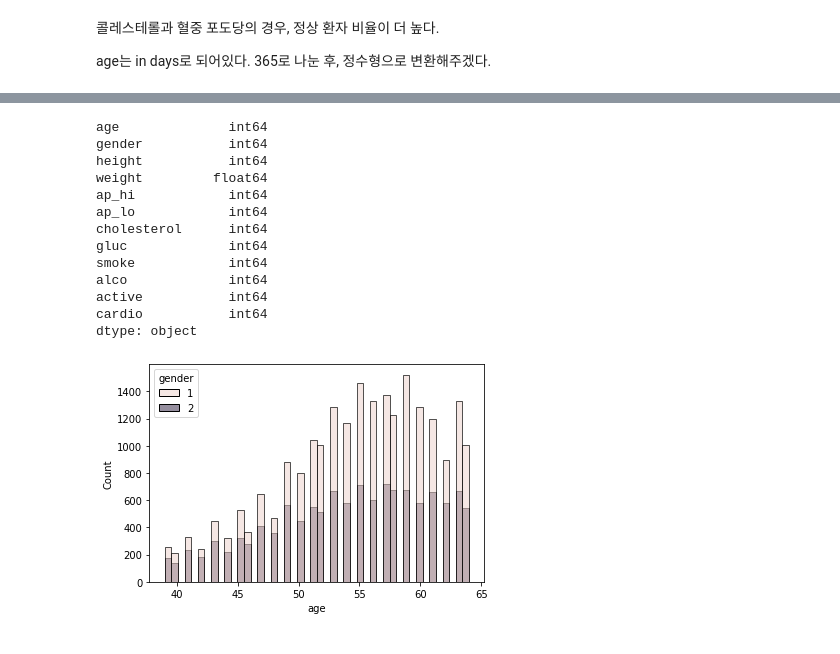
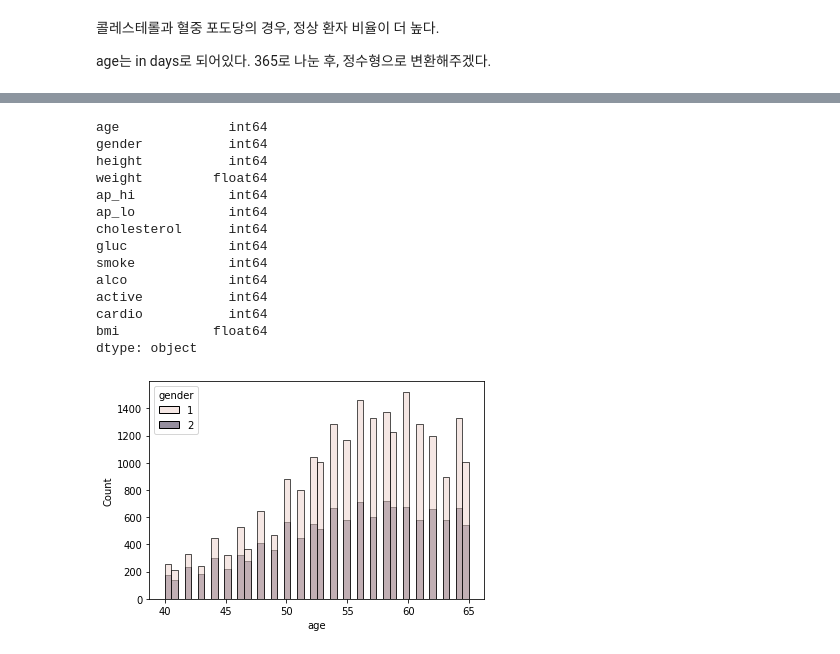
Before and after one commit to Team-Geuknak/CSAI_assignment, a Jupyter notebook: n214a_logistic_regression_ipynb의_사본의_사본.ipynb, the cells around one changed output, grey strips where cells are left out. Drawn from its saved outputs; the diff is of its cells as text; code cells hidden in the pictures.

```diff
--- a/n214a_logistic_regression_ipynb의_사본의_사본.ipynb
+++ b/n214a_logistic_regression_ipynb의_사본의_사본.ipynb
@@ -331,6 +353,3 @@ Name: gluc, dtype: float64
 콜레스테롤과 혈중 포도당의 경우, 정상 환자 비율이 더 높다.
 
 age는 in days로 되어있다. 365로 나눈 후, 정수형으로 변환해주겠다.
-# %%
-df['age']=(df['age']/365).astype(int) # 내림하는게맞을까 올림 하는게 맞을까?
-df
@@ -351,3 +356,8 @@ df
+# %%
+# feather engineering 나이 데이터 수정
+df['age']=(df['age']/365).astype(int) + 1
+# bmi지수 생성
+df["bmi"] = df["weight"]/ (df["height"]/100)**2
 # %%
 df.dtypes
 # %% [output]
@@ -363,10 +373,11 @@ smoke            int64
 alco             int64
 active           int64
 cardio           int64
+bmi            float64
 dtype: object
 # %%
 # 심혈관 질환이 있는 사람들만 보기
-cardio1 = df[df['cardio']==1]
+is_cardio = df[df.cardio==1]
 sns.histplot(is_cardio, x='age', hue='gender');
 # %% [output]
-[figure, old version]
+[figure, new version]
```
Also changed, not shown: parts of 31 cells of this notebook.
